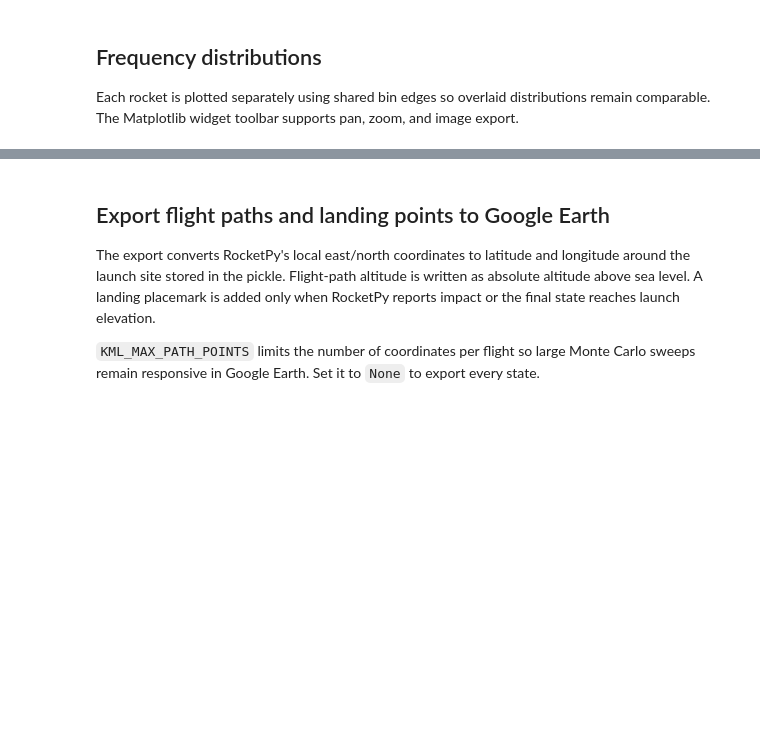
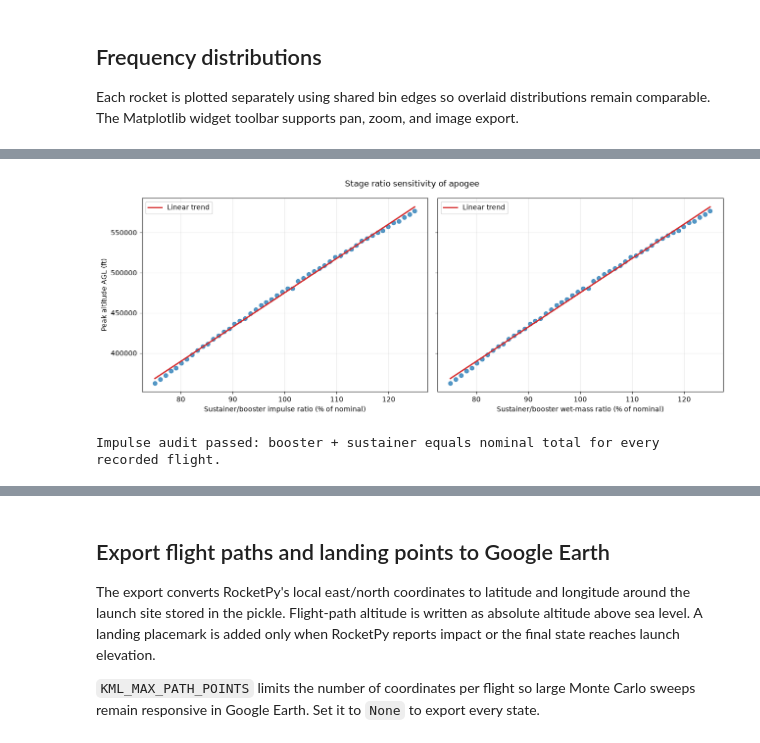
Before and after one commit to prs2026/farfromheaven, a Jupyter notebook: sims/rocketpy/montecarloviewer.ipynb, the cells around one changed output, grey strips where cells are left out. Saved outputs shown, nothing was run; the diff lists cells and outputs as text; code cells hidden in the pictures; blank space fills up the shorter version.

```diff
--- a/sims/rocketpy/montecarloviewer.ipynb
+++ b/sims/rocketpy/montecarloviewer.ipynb
@@ -174,0 +265,66 @@ plt.show()
+# %%
+ratio_parameter_labels = {
+    "sustainer_booster_impulse_ratio_percent": "Sustainer/booster impulse ratio (% of nominal)",
+    "sustainer_booster_mass_ratio_percent": "Sustainer/booster wet-mass ratio (% of nominal)",
+}
+ratio_records = []
+for record_index, flight in enumerate(flights):
+    parameters = flight.get("simulation_parameters", {})
+    impulses = flight.get("stage_impulses", {})
+    states = np.asarray(flight.get("solution", ()), dtype=float)
+    if states.ndim != 2 or states.shape[0] == 0:
+        continue
+    apogee_ft_agl = (np.nanmax(states[:, column["z"]]) - launch_elevation_m) * 3.28084
+    ratio_records.append({
+        "apogee_ft_agl": float(apogee_ft_agl),
+        **{name: float(parameters.get(name, np.nan)) for name in ratio_parameter_labels},
+        "booster_impulse_n_s": float(impulses.get("booster_impulse_n_s", np.nan)),
+        "sustainer_impulse_n_s": float(impulses.get("sustainer_impulse_n_s", np.nan)),
+        "nominal_total_impulse_n_s": float(impulses.get("nominal_total_impulse_n_s", np.nan)),
+    })
+
+ratio_sensitivity = pd.DataFrame.from_records(ratio_records)
+fig, axes = plt.subplots(1, 2, figsize=(13, 5), sharey=True)
+for axis, (parameter, label) in zip(axes, ratio_parameter_labels.items()):
+    valid = ratio_sensitivity[[parameter, "apogee_ft_agl"]].dropna()
+    if valid.empty:
+        axis.text(0.5, 0.5, "No ratio sweep data", ha="center", va="center")
+    else:
+        axis.scatter(valid[parameter], valid["apogee_ft_agl"], s=34, alpha=0.75)
+        if valid[parameter].nunique() > 1:
+            coefficients = np.polyfit(valid[parameter], valid["apogee_ft_agl"], 1)
+            x_fit = np.linspace(valid[parameter].min(), valid[parameter].max(), 100)
+            axis.plot(x_fit, np.polyval(coefficients, x_fit), color="tab:red", linewidth=2, label="Linear trend")
+            axis.legend()
+    axis.set_xlabel(label)
+    axis.grid(alpha=0.3)
+axes[0].set_ylabel("Peak altitude AGL (ft)")
+fig.suptitle("Stage ratio sensitivity of apogee")
+fig.tight_layout()
+plt.show()
+
+impulse_columns = ["booster_impulse_n_s", "sustainer_impulse_n_s", "nominal_total_impulse_n_s"]
+impulse_audit = ratio_sensitivity[impulse_columns].dropna().copy()
+if impulse_audit.empty:
+    print("Impulse audit unavailable: rerun montecarlorunner.py to store stage_impulses in the pickle.")
+else:
+    impulse_audit["summed_realized_impulse_n_s"] = (
+        impulse_audit["booster_impulse_n_s"] + impulse_audit["sustainer_impulse_n_s"]
+    )
+    impulse_audit["added_impulse_n_s"] = (
+        impulse_audit["summed_realized_impulse_n_s"] - impulse_audit["nominal_total_impulse_n_s"]
+    )
+    if not np.allclose(
+        impulse_audit["summed_realized_impulse_n_s"],
+        impulse_audit["nominal_total_impulse_n_s"],
+        rtol=1e-12,
+        atol=1e-6,
+    ):
+        maximum_error = impulse_audit["added_impulse_n_s"].abs().max()
+        raise RuntimeError(f"Stage impulse redistribution added up to {maximum_error:.6g} N s")
+    print("Impulse audit passed: booster + sustainer equals nominal total for every recorded flight.")
+
+impulse_audit.describe().round(3)
+# %% [output]
+[figure, added]
+Impulse audit passed: booster + sustainer equals nominal total for every recorded flight.
```
Also changed, not shown: parts of 8 cells of this notebook, 10 other files.
